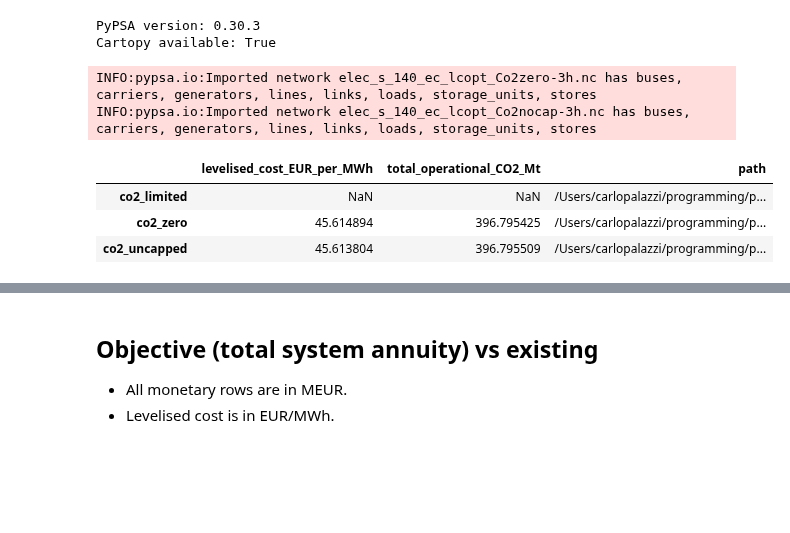
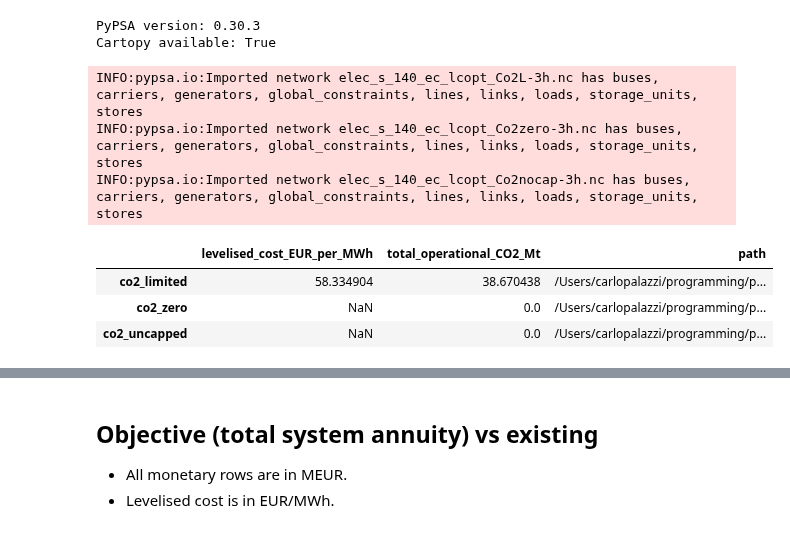
Before and after one commit to cpalazzi/pypsa-earth-green-auklet, a Jupyter notebook: notebooks/001_run_analysis.ipynb, the cells around one changed output, grey strips where cells are left out. Drawn from its saved outputs; the diff is of its cells as text; code cells hidden in the pictures; blank space fills up the shorter version.

```diff
--- a/notebooks/001_run_analysis.ipynb
+++ b/notebooks/001_run_analysis.ipynb
@@ -19,12 +19,12 @@ Then update `RESULT_PATH` in the next cell to point at the downloaded file.
 from pathlib import Path
 
 # Deterministic network selection: choose one candidate unless explicitly overridden.
-RESULT_PATH_OVERRIDE = None  # e.g. Path("../pypsa-earth/results/europe-year-140/networks/elec_s_140_ec_lcopt_Co2L-3h-week01.nc")
+RESULT_PATH_OVERRIDE = None  # e.g. Path("../results/europe-year-140/networks/elec_s_140_ec_lcopt_Co2L-3h-week01.nc")
 
 RUN_CANDIDATES = {
-    "co2_limited": Path("../pypsa-earth/results/europe-year-140/networks/elec_s_140_ec_lcopt_Co2L-3h.nc"),
-    "co2_zero": Path("../pypsa-earth/results/europe-year-140/networks/elec_s_140_ec_lcopt_Co2zero-3h.nc"),
-    "co2_uncapped": Path("../pypsa-earth/results/europe-year-140/networks/elec_s_140_ec_lcopt_Co2nocap-3h.nc"),
+    "co2_limited": Path("../results/europe-year-140/networks/elec_s_140_ec_lcopt_Co2L-3h.nc"),
+    "co2_zero": Path("../results/europe-year-140/networks/elec_s_140_ec_lcopt_Co2zero-3h.nc"),
+    "co2_uncapped": Path("../results/europe-year-140/networks/elec_s_140_ec_lcopt_Co2nocap-3h.nc"),
 }
 
 RESULT_CHOICE = "co2_zero"  # co2_limited | co2_zero | co2_uncapped
@@ -76,8 +76,9 @@ def _compute_metrics(path):
     n_local = pypsa.Network(str(path))
     snapshot_weights = n_local.snapshot_weightings.objective.reindex(n_local.snapshots).fillna(1.0)
     total_demand_mwh = n_local.loads_t.p_set.mul(snapshot_weights, axis=0).sum().sum()
+    objective_value = float(getattr(n_local, "objective", float("nan")))
     levelised_cost = (
-        n_local.objective / total_demand_mwh if total_demand_mwh else float("nan")
+        objective_value / total_demand_mwh if total_demand_mwh else float("nan")
     )
     carrier_emissions = n_local.carriers.get("co2_emissions")
     total_co2_mt = float("nan")
@@ -87,38 +88,39 @@ def _compute_metrics(path):
                 return 0.0
             factors = component_df["carrier"].map(carrier_emissions).fillna(0.0)
             weighted = power_df.mul(snapshot_weights, axis=0)
             return weighted.mul(factors, axis=1).sum().sum()
 
         gen_emissions = _component_emissions(n_local.generators_t.p, n_local.generators)
         link_emissions = _component_emissions(getattr(n_local.links_t, "p0", None), n_local.links)
         store_emissions = _component_emissions(getattr(n_local.stores_t, "p", None), n_local.stores)
         total_co2_mt = (gen_emissions + link_emissions + store_emissions) / 1e6
     return pd.Series({
         "levelised_cost_EUR_per_MWh": levelised_cost,
         "total_operational_CO2_Mt": total_co2_mt,
     })
 
 rows = {}
 for key, path in run_candidates.items():
     candidate_path = Path(path).resolve()
     if not candidate_path.exists():
         rows[key] = pd.Series({
             "levelised_cost_EUR_per_MWh": float("nan"),
             "total_operational_CO2_Mt": float("nan"),
         })
     else:
         rows[key] = _compute_metrics(candidate_path)
     rows[key]["path"] = str(candidate_path)
 
 comparison = pd.DataFrame(rows).T
 display(comparison)
 # %% [output]
-INFO:pypsa.io:Imported network elec_s_140_ec_lcopt_Co2zero-3h.nc has buses, carriers, generators, lines, links, loads, storage_units, stores
-INFO:pypsa.io:Imported network elec_s_140_ec_lcopt_Co2nocap-3h.nc has buses, carriers, generators, lines, links, loads, storage_units, stores
+INFO:pypsa.io:Imported network elec_s_140_ec_lcopt_Co2L-3h.nc has buses, carriers, generators, global_constraints, lines, links, loads, storage_units, stores
+INFO:pypsa.io:Imported network elec_s_140_ec_lcopt_Co2zero-3h.nc has buses, carriers, generators, global_constraints, lines, links, loads, storage_units, stores
+INFO:pypsa.io:Imported network elec_s_140_ec_lcopt_Co2nocap-3h.nc has buses, carriers, generators, global_constraints, lines, links, loads, storage_units, stores
 |  | levelised_cost_EUR_per_MWh | total_operational_CO2_Mt | path |
-| co2_limited | NaN | NaN | /Users/carlopalazzi/programming/p... |
-| co2_zero | 45.614894 | 396.795425 | /Users/carlopalazzi/programming/p... |
-| co2_uncapped | 45.613804 | 396.795509 | /Users/carlopalazzi/programming/p... |
+| co2_limited | 58.334904 | 38.670438 | /Users/carlopalazzi/programming/p... |
+| co2_zero | NaN | 0.0 | /Users/carlopalazzi/programming/p... |
+| co2_uncapped | NaN | 0.0 | /Users/carlopalazzi/programming/p... |
 # %%
 import pypsa
 from pathlib import Path
```
Also changed, not shown: parts of 8 cells of this notebook, 1 other file.
